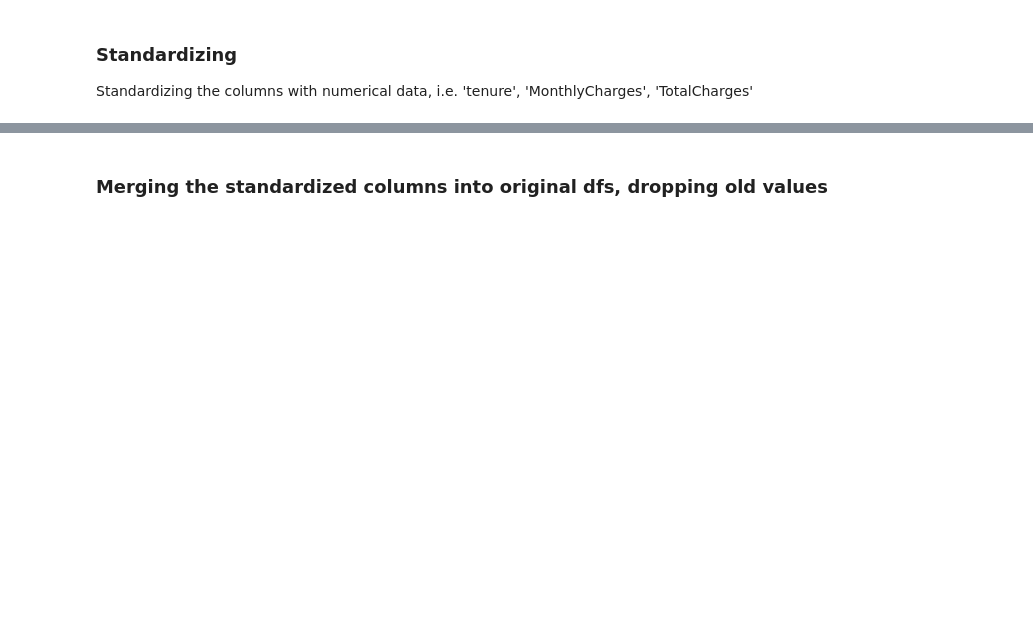
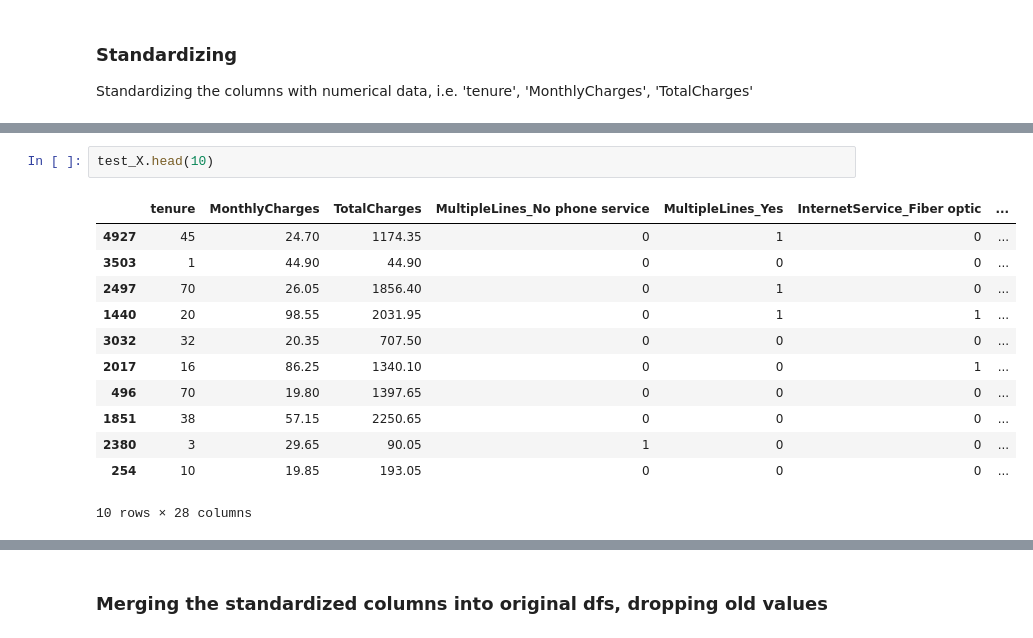
Before and after one commit to robinleoknauth/customer_churn_project, a Jupyter notebook: Customer_Churn_preprocessing_and_DA_and_Models_fix.ipynb, the cells around one changed output, grey strips where cells are left out. Cells and saved outputs as stored; diff of their text form; blank space fills up the shorter version.

```diff
--- a/Customer_Churn_preprocessing_and_DA_and_Models_fix.ipynb
+++ b/Customer_Churn_preprocessing_and_DA_and_Models_fix.ipynb
@@ -267,0 +295,15 @@ test_scaled_X = pd.DataFrame(test_scaled_X , columns=num_cols )
+# %%
+test_X.head(10)
+# %% [output]
+|  | tenure | MonthlyCharges | TotalCharges | MultipleLines_No phone service | MultipleLines_Yes | InternetService_Fiber optic | ... |
+| 4927 | 45 | 24.70 | 1174.35 | 0 | 1 | 0 | ... |
+| 3503 | 1 | 44.90 | 44.90 | 0 | 0 | 0 | ... |
+| 2497 | 70 | 26.05 | 1856.40 | 0 | 1 | 0 | ... |
+| 1440 | 20 | 98.55 | 2031.95 | 0 | 1 | 1 | ... |
+| 3032 | 32 | 20.35 | 707.50 | 0 | 0 | 0 | ... |
+| 2017 | 16 | 86.25 | 1340.10 | 0 | 0 | 1 | ... |
+| 496 | 70 | 19.80 | 1397.65 | 0 | 0 | 0 | ... |
+| 1851 | 38 | 57.15 | 2250.65 | 0 | 0 | 0 | ... |
+| 2380 | 3 | 29.65 | 90.05 | 1 | 0 | 0 | ... |
+| 254 | 10 | 19.85 | 193.05 | 0 | 0 | 0 | ... |
+10 rows × 28 columns
```
Also changed, not shown: parts of 21 cells of this notebook, 1 other file.
